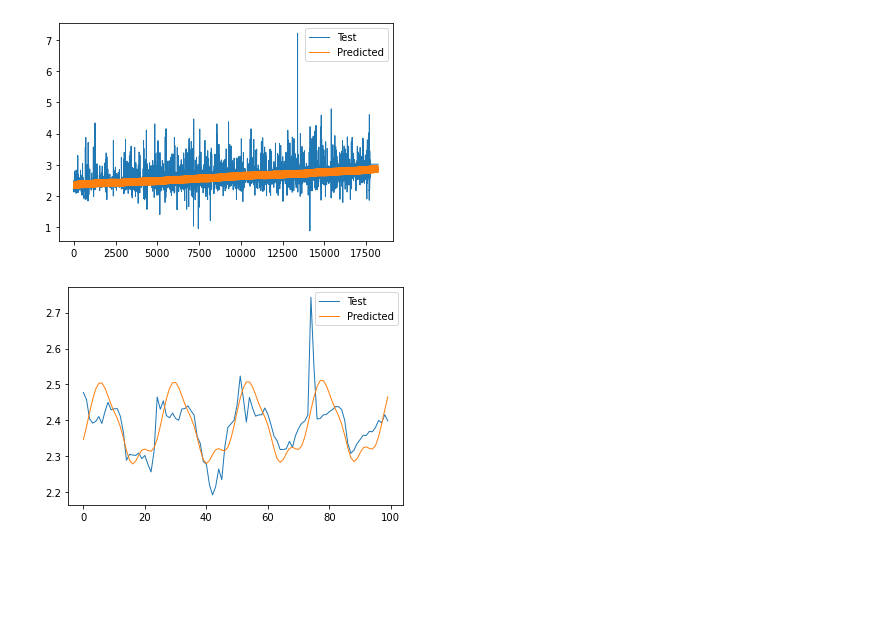
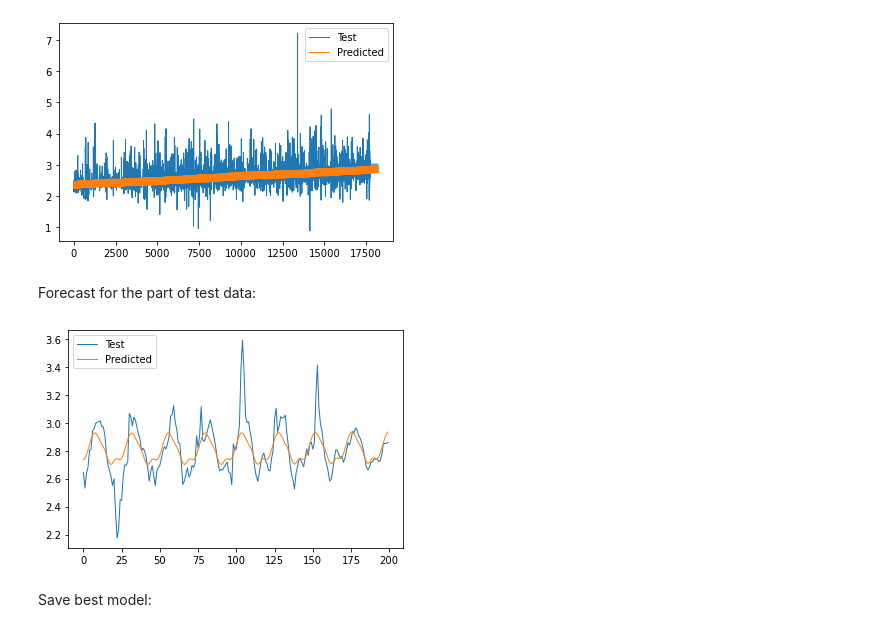
Before and after one commit to OkoksNeDam/geoinformation-data-forecasting, a Jupyter notebook: prophet.ipynb, the cells around one changed output. Cells and saved outputs as stored; diff of their text form; code cells hidden in the pictures; blank space fills up the shorter version.

Commit message:
random viz for part of test data

```diff
--- a/prophet.ipynb
+++ b/prophet.ipynb
@@ -543,13 +545,20 @@ plt.legend()
 plt.show()
 # %% [output]
 [figure]
+# %% [markdown]
+Forecast for the part of test data:
 # %%
-plt.plot(actuals[1000:1100], label='Test', linewidth=1)
-plt.plot(predictions[1000:1100], label='Predicted', linewidth=1)
+import random
+
+random_range = random.randint(0, 18000)
+plt.plot(actuals[random_range : random_range + 200], label='Test', linewidth=1)
+plt.plot(predictions[random_range : random_range + 200], label='Predicted', linewidth=1)
 plt.legend()
 plt.show()
 # %% [output]
-[figure, old version]
+[figure, new version]
+# %% [markdown]
+Save best model:
 # %%
 from prophet.serialize import model_to_json, model_from_json
 
```
Also changed, not shown: parts of 2 cells of this notebook.
